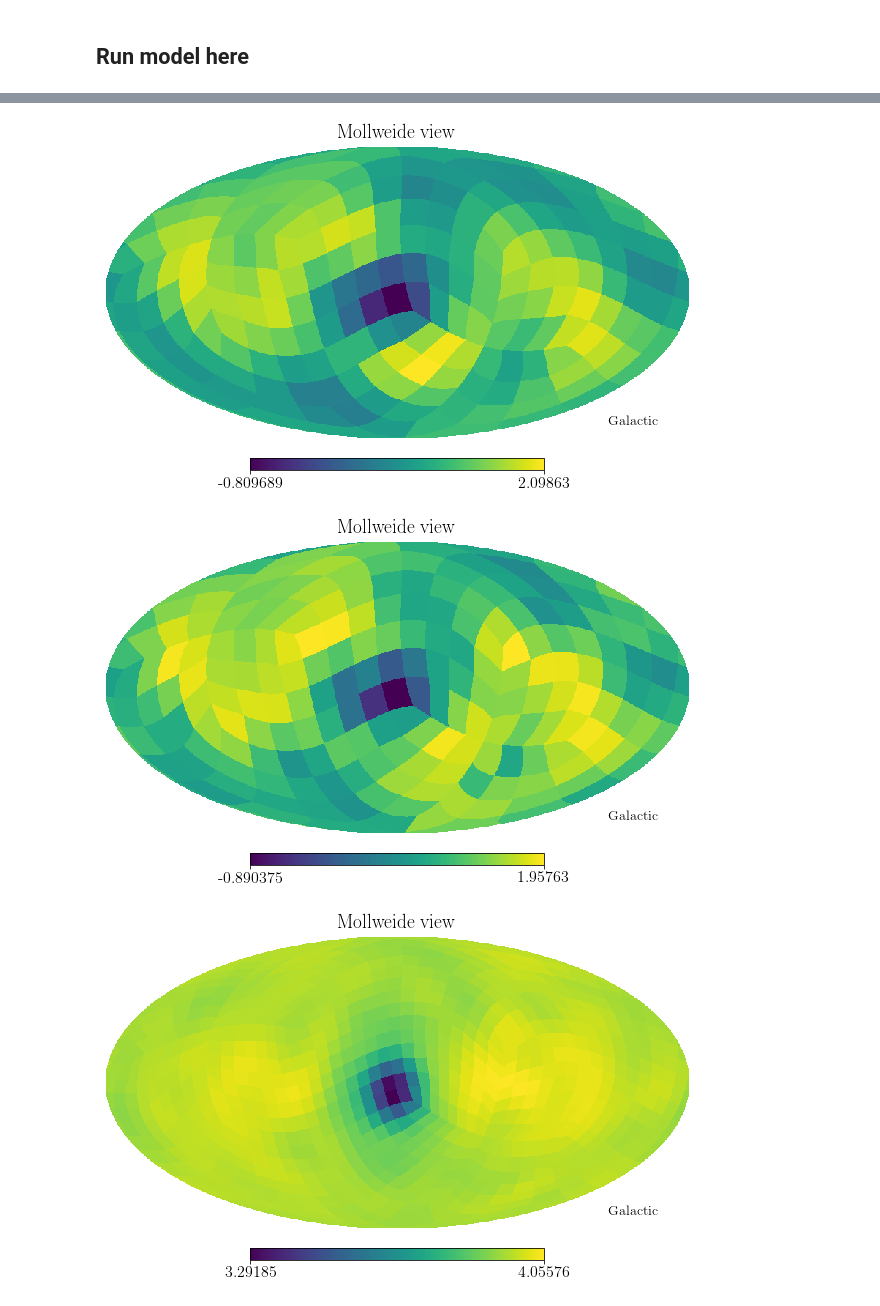
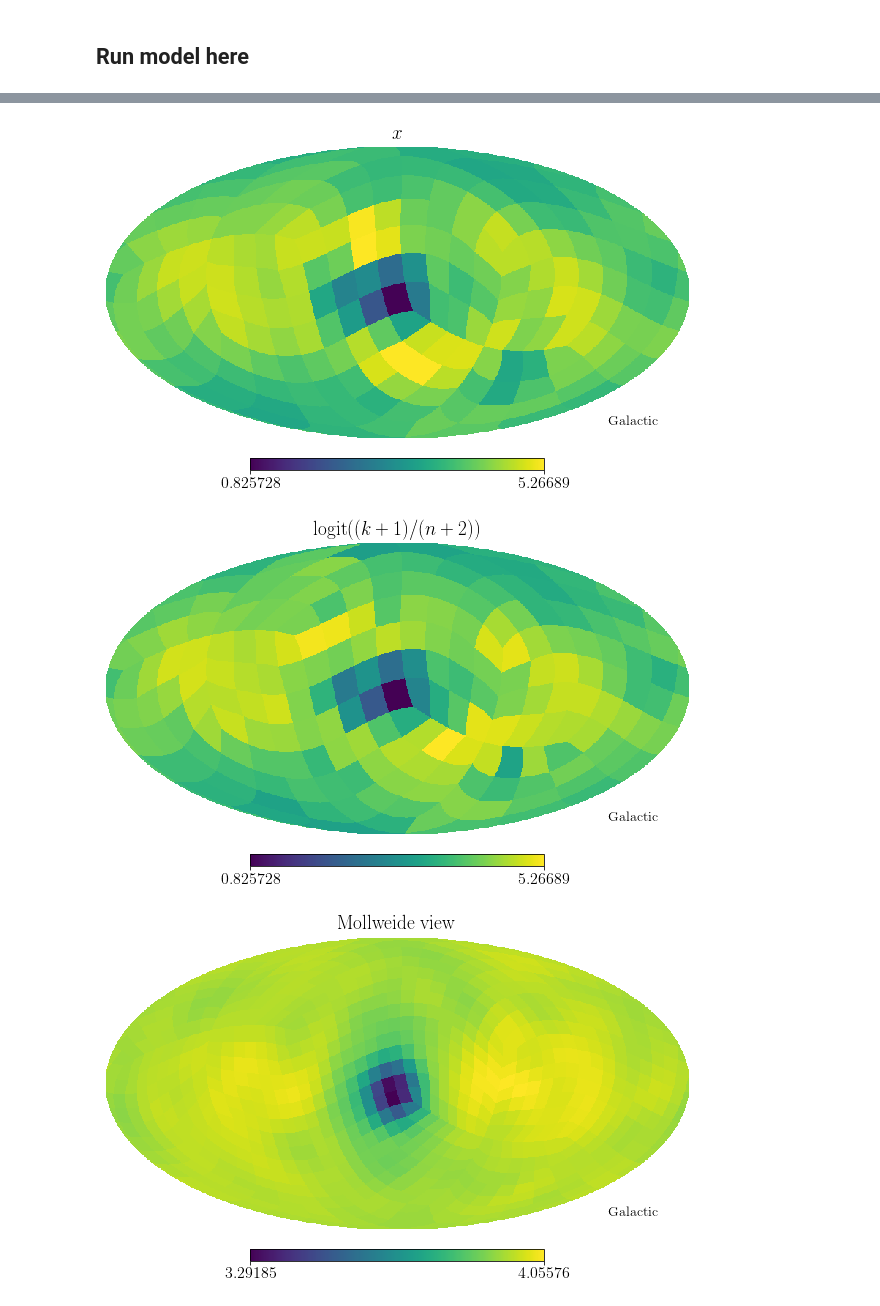
Before and after one commit to gaiaverse/astrometry, a Jupyter notebook: SelectionFunctionToolkit/TestingPython.ipynb, the cells around one changed output, grey strips where cells are left out. Drawn from its saved outputs; the diff is of its cells as text; code cells hidden in the pictures.

```diff
--- a/SelectionFunctionToolkit/TestingPython.ipynb
+++ b/SelectionFunctionToolkit/TestingPython.ipynb
@@ -149,13 +164,16 @@ plt.plot(pychisel.optimum_b[0])
 def logit(p):
     return np.log(p/(1-p))
 # %%
-ii=15
-hp.mollview(pychisel.optimum_x[ii,0], nest=True, coord=['C','G'])
-
-hp.mollview(logit((pychisel.k[ii,0]+1)/(pychisel.n[ii,0]+2)), coord=['C','G'])
+ii=14
+minmax = np.min(logit((pychisel.k[ii,0]+1)/(pychisel.n[ii,0]+2))),\
+         np.max(logit((pychisel.k[ii,0]+1)/(pychisel.n[ii,0]+2)))
+hp.mollview(pychisel.optimum_x[ii,0], nest=True, coord=['C','G'], title=r'$x$',
+           min=minmax[0], max=minmax[1])
+hp.mollview(logit((pychisel.k[ii,0]+1)/(pychisel.n[ii,0]+2)), coord=['C','G'],
+            title=r'$\mathrm{logit}((k+1)/(n+2))$', min=minmax[0], max=minmax[1])
 # %% [output]
-[figure, old version]
+[figure, new version]
-[figure, old version]
+[figure, new version]
 # %%
 sys.path.append("/home/andy/Documents/Projects/EDR3_selection/astrometry/SelectionFunctionToolkit/PythonModels/")
 from wavelet_magnitude_colour_position import wavelet_magnitude_colour_position, \
```
Also changed, not shown: parts of 3 cells of this notebook, 1 other file.
